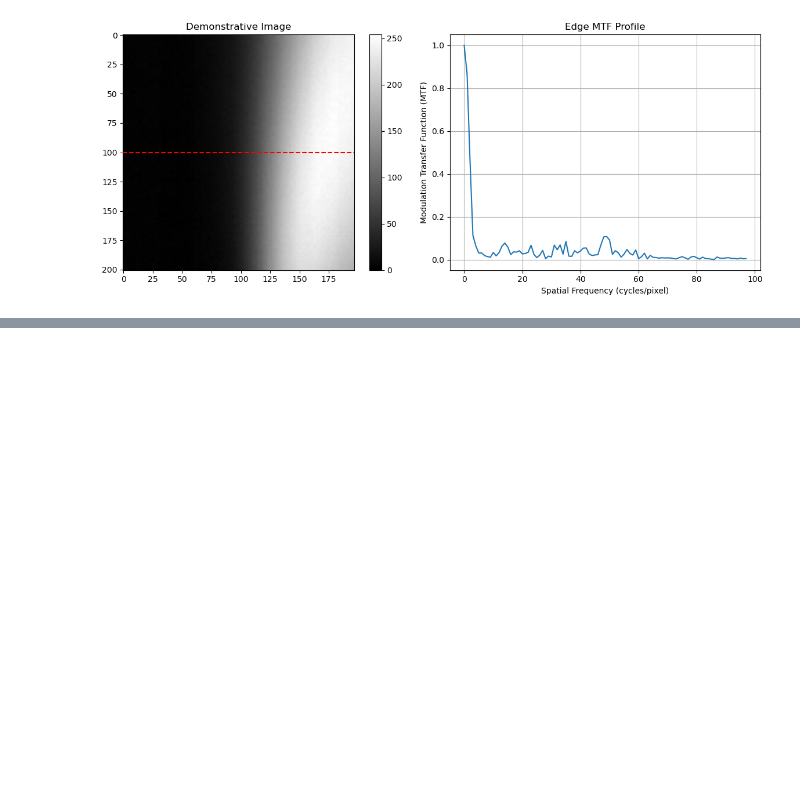
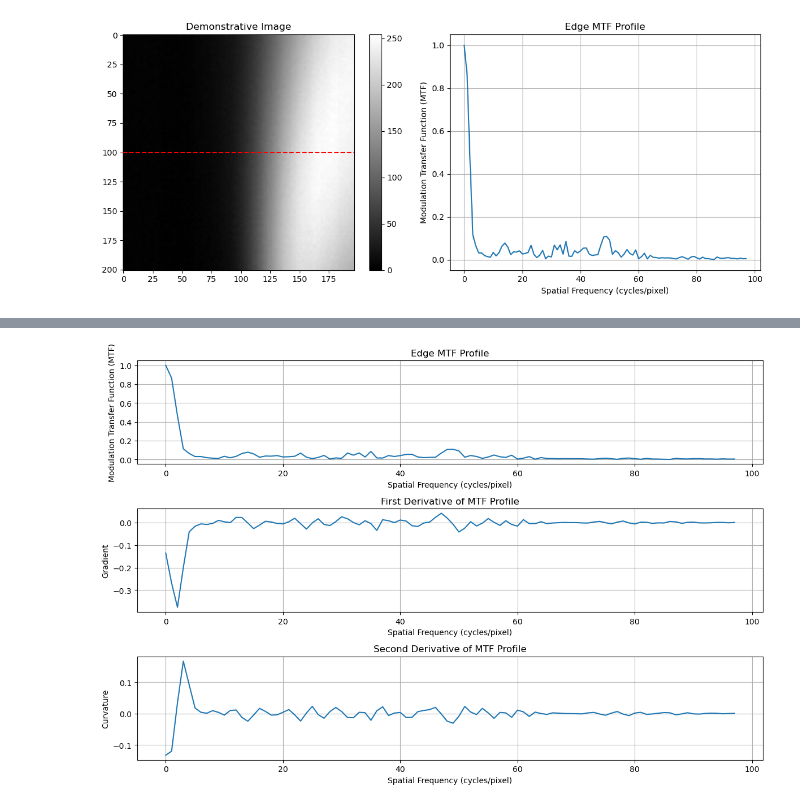
Before and after one commit to lenigovi/ComputerVisionSkills, a Jupyter notebook: Image Processing/2_ImageProcessingAdvanced.ipynb, the cells around one changed output, grey strips where cells are left out. Saved outputs shown, nothing was run; the diff lists cells and outputs as text; code cells hidden in the pictures; blank space fills up the shorter version.

Commit message:
first and second derivatives of mtf

```diff
--- a/Image Processing/2_ImageProcessingAdvanced.ipynb
+++ b/Image Processing/2_ImageProcessingAdvanced.ipynb
@@ -219,0 +222,79 @@ plot_mtf_from_image(image_path, section_height)
+# %%
+import cv2
+import numpy as np
+import matplotlib.pyplot as plt
+
+def plot_mtf_from_image(image_path, section_height):
+    # Read the image
+    image = cv2.imread(image_path, cv2.IMREAD_GRAYSCALE)
+
+    if image is None:
+        print(f"Error: Unable to read image from {image_path}")
+        return
+
+    # Determine the width and height of the image
+    height, width = image.shape
+
+    # Define the section coordinates (horizontal line)
+    y = int(height / 2)  # Choose the middle row as the section
+    x1 = 0               # Starting x-coordinate
+    x2 = width           # Ending x-coordinate (end of the image)
+
+    # Extract the horizontal section from the image
+    section = image[y:y+section_height, x1:x2]
+
+    # Compute the edge MTF (Modulation Transfer Function) profile
+    # Apply Sobel edge detection to the section
+    edges = cv2.Sobel(section, cv2.CV_64F, 1, 0, ksize=3)  # Sobel filter along x-axis
+
+    # Calculate the MTF by taking the 1D FFT along the x-axis
+    mtf_values = np.abs(np.fft.fft(edges.mean(axis=0)))
+    mtf_values /= mtf_values[0]  # Normalize to the first value (at 0 frequency)
+
+    # Generate the frequency axis for the MTF plot
+    frequency = np.fft.fftfreq(len(mtf_values), d=1.0/width)
+
+    # Calculate the first derivative (gradient) of the MTF profile
+    mtf_gradient = np.gradient(mtf_values, frequency)
+
+    # Calculate the second derivative (curvature) of the MTF profile
+    mtf_curvature = np.gradient(mtf_gradient, frequency)
+
+    # Plot the MTF profile, first derivative, and second derivative
+    plt.figure(figsize=(12, 8))
+
+    # Plot the original MTF profile
+    plt.subplot(3, 1, 1)
+    plt.plot(frequency[:width//2], mtf_values[:width//2])
+    plt.title('Edge MTF Profile')
+    plt.xlabel('Spatial Frequency (cycles/pixel)')
+    plt.ylabel('Modulation Transfer Function (MTF)')
+    plt.grid(True)
+
+    # Plot the first derivative (gradient) of the MTF profile
+    plt.subplot(3, 1, 2)
+    plt.plot(frequency[:width//2], mtf_gradient[:width//2])
+    plt.title('First Derivative of MTF Profile')
+    plt.xlabel('Spatial Frequency (cycles/pixel)')
+    plt.ylabel('Gradient')
+    plt.grid(True)
+
+    # Plot the second derivative (curvature) of the MTF profile
+    plt.subplot(3, 1, 3)
+    plt.plot(frequency[:width//2], mtf_curvature[:width//2])
+    plt.title('Second Derivative of MTF Profile')
+    plt.xlabel('Spatial Frequency (cycles/pixel)')
+    plt.ylabel('Curvature')
+    plt.grid(True)
+
+    plt.tight_layout()
+    plt.show()
+
+# Specify the path to your image and section height
+image_path = 'img/pixel.png'
+section_height = 10  # Number of rows to consider in the section
+
+# Call the function to plot the MTF profile and derivatives
+plot_mtf_from_image(image_path, section_height)
+# %% [output]
+[figure, added]
```
Also changed, not shown: parts of 1 cell of this notebook.
